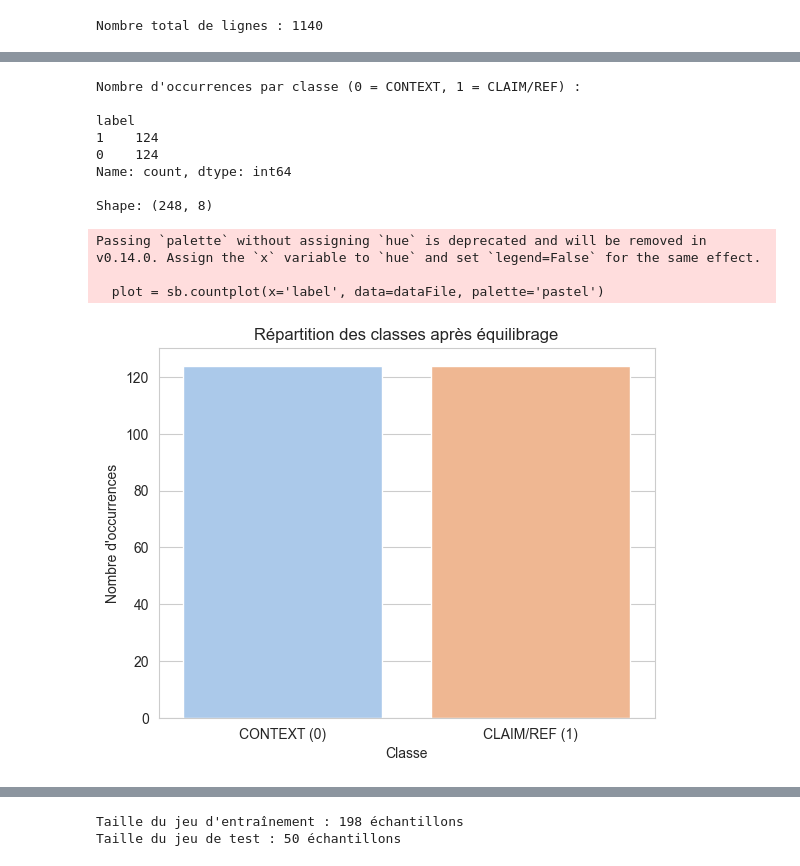
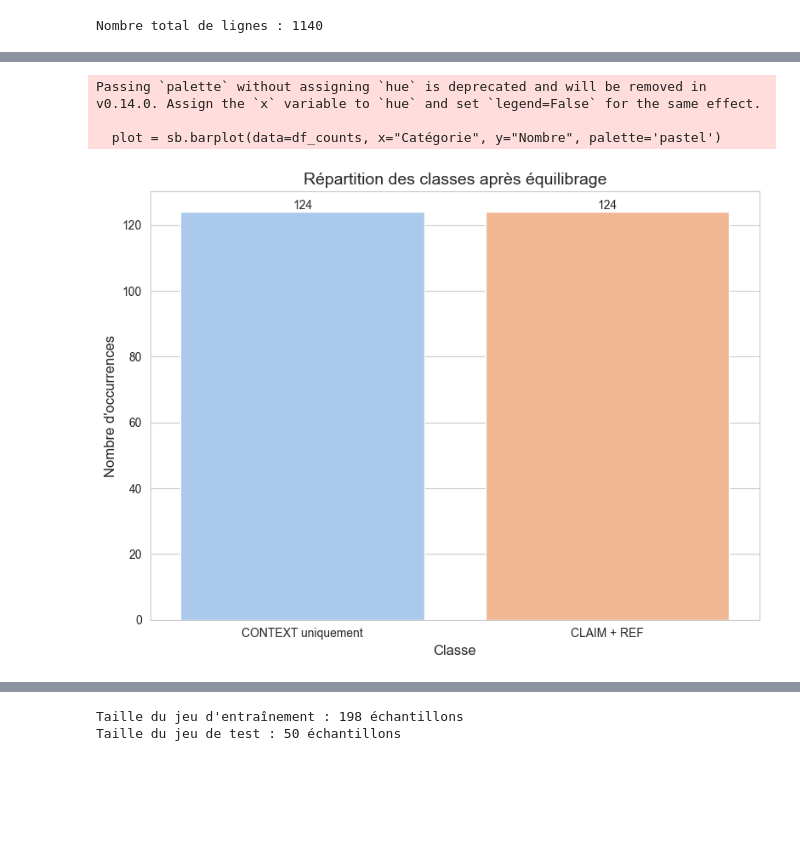
Before and after one commit to NinaShine/Machine_learning, a Jupyter notebook: Projet/test-CLAIM-REFvsCONTEXT.ipynb, the cells around one changed output, grey strips where cells are left out. Saved outputs shown, nothing was run; the diff lists cells and outputs as text; code cells hidden in the pictures; blank space fills up the shorter version.

```diff
--- a/Projet/test-CLAIM-REFvsCONTEXT.ipynb
+++ b/Projet/test-CLAIM-REFvsCONTEXT.ipynb
@@ -156,4 +159,4 @@ REF uniquement 203
 # %%
-#----------------------------------------------
-#-----------------Reequilibrage de donnees -----------------------------
-#----------------------------------------------
+df_balanced=pd.read_csv('scitweets_balanced_claimref_vs_context.tsv', sep='\t') #contient les 2 classe equilibrer 124+124=248
+display (df_balanced.head())
+print("Nombre total de lignes :", len(df_balanced))
@@ -226,36 +226,30 @@ Nombre total de lignes : 248
 # %%
-# 1. Afficher les occurrences par classe dans df_balanced
-print("Nombre d'occurrences par classe (0 = CONTEXT, 1 = CLAIM/REF) :\n")
-print(df_balanced['label'].value_counts())
+# 1. Créer un DataFrame de comptage personnalisé depuis df_balanced
+label_map = {0: "CLAIM + REF", 1: "CONTEXT uniquement"}
+df_counts = df_balanced["label"].map(label_map).value_counts().reset_index()
+df_counts.columns = ["Catégorie", "Nombre"]
 
-# 2. Afficher la forme du dataset
-print("\nShape:", df_balanced.shape)
+# 2. Affichage avec seaborn
+sb.set_style("whitegrid")
+plt.figure(figsize=(8, 6))
+plot = sb.barplot(data=df_counts, x="Catégorie", y="Nombre", palette='pastel')
+plt.title("Répartition des classes après équilibrage", fontsize=14)
+plt.xlabel("Classe", fontsize=12)
+plt.ylabel("Nombre d'occurrences", fontsize=12)
 
-# 3. Fonction pour créer une distribution avec seaborn
-def create_distribution(dataFile):
-    sb.set_style("whitegrid")
-    plot = sb.countplot(x='label', data=dataFile, palette='pastel')
-    plot.set_xticklabels(['CONTEXT (0)', 'CLAIM/REF (1)'])
-    plt.title("Répartition des classes après équilibrage")
-    plt.xlabel("Classe")
-    plt.ylabel("Nombre d'occurrences")
-    plt.show()
+# 3. Affichage des valeurs au-dessus des barres
+for p in plot.patches:
+    plot.annotate(format(p.get_height(), '.0f'),
+                  (p.get_x() + p.get_width() / 2., p.get_height()),
+                  ha='center', va='bottom', fontsize=10)
 
-# 4. Appel de la fonction
-create_distribution(df_balanced)
+plt.tight_layout()
+plt.show()
 # %% [output]
-Nombre d'occurrences par classe (0 = CONTEXT, 1 = CLAIM/REF) :
+Passing `palette` without assigning `hue` is deprecated and will be removed in v0.14.0. Assign the `x` variable to `hue` and set `legend=False` for the same effect.
 
-label
-1    124
-0    124
-Name: count, dtype: int64
-
-Shape: (248, 8)
+  plot = sb.barplot(data=df_counts, x="Catégorie", y="Nombre", palette='pastel')
-Passing `palette` without assigning `hue` is deprecated and will be removed in v0.14.0. Assign the `x` variable to `hue` and set `legend=False` for the same effect.
-
-  plot = sb.countplot(x='label', data=dataFile, palette='pastel')
-[figure, old version]
+[figure, new version]
 # %%
 #-------------------------------
 #----Nettoyage + normalisation du texte--------
```
Also changed, not shown: parts of 16 cells of this notebook, 9 other files.
